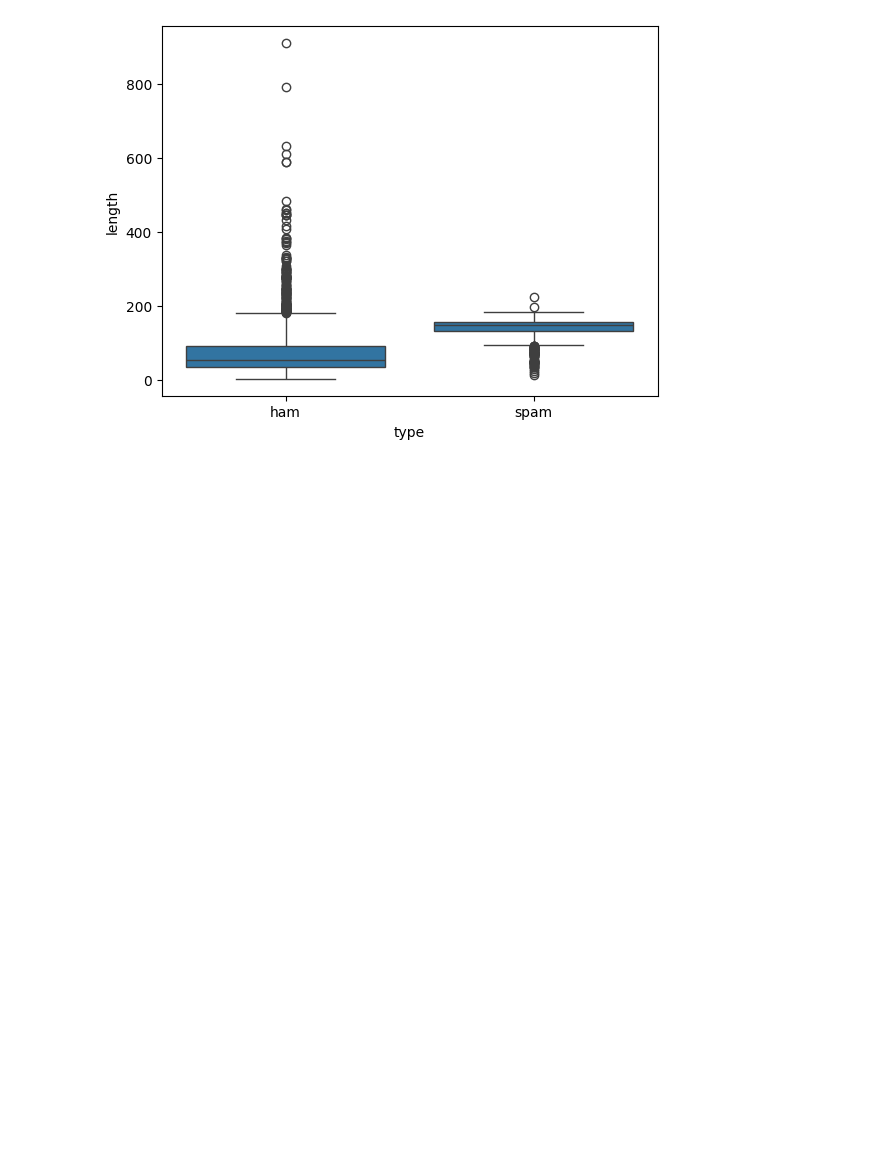
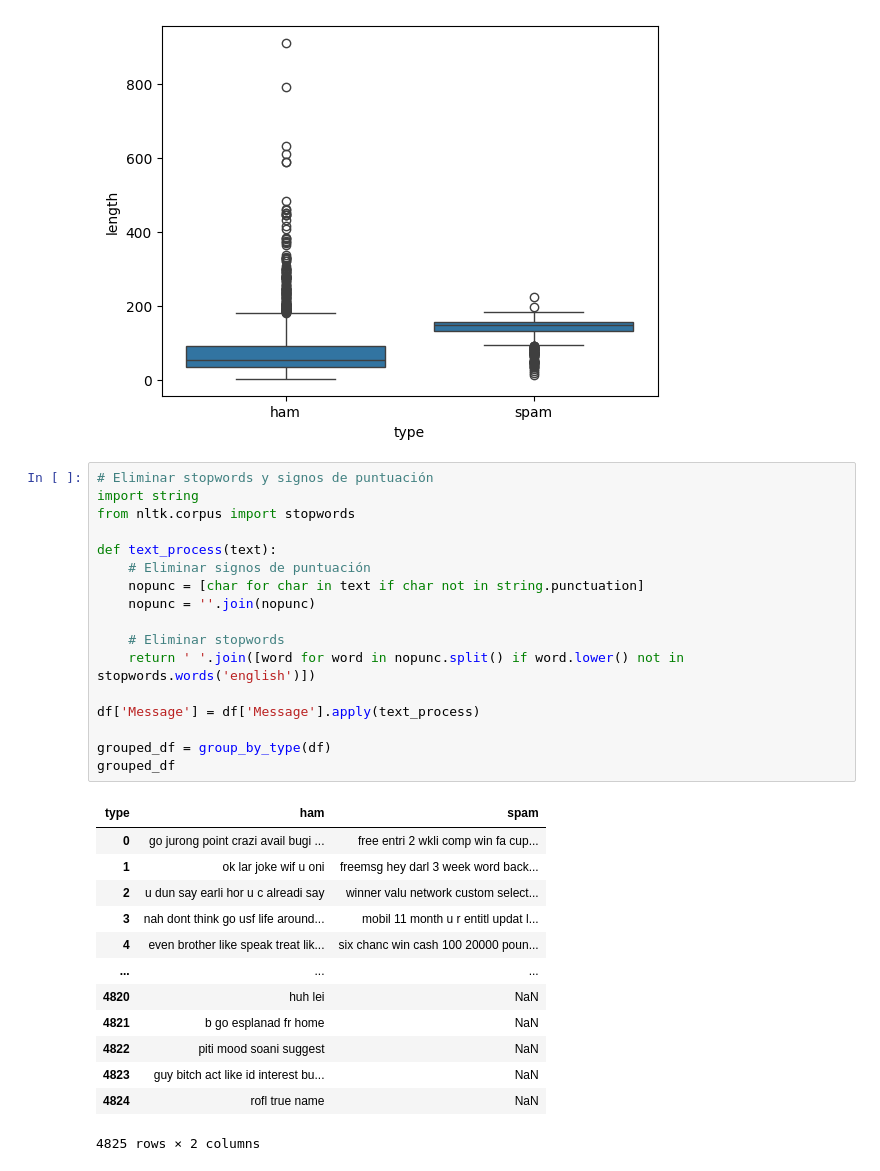
Before and after one commit to ManuelR11/Proyecto02_IA, a Jupyter notebook: Proyecto02.ipynb, the cells around one changed output. Cells and saved outputs as stored; diff of their text form; blank space fills up the shorter version.

```diff
--- a/Proyecto02.ipynb
+++ b/Proyecto02.ipynb
@@ -73,3 +99,34 @@ sns.boxplot(data=df, x='type', y='length')
 plt.show()
 # %% [output]
 [figure]
+# %%
+# Eliminar stopwords y signos de puntuación
+import string
+from nltk.corpus import stopwords
+
+def text_process(text):
+    # Eliminar signos de puntuación
+    nopunc = [char for char in text if char not in string.punctuation]
+    nopunc = ''.join(nopunc)
+
+    # Eliminar stopwords
+    return ' '.join([word for word in nopunc.split() if word.lower() not in stopwords.words('english')])
+
+df['Message'] = df['Message'].apply(text_process)
+
+grouped_df = group_by_type(df)
+grouped_df
+# %% [output]
+| type | ham | spam |
+| 0 | go jurong point crazi avail bugi ... | free entri 2 wkli comp win fa cup... |
+| 1 | ok lar joke wif u oni | freemsg hey darl 3 week word back... |
+| 2 | u dun say earli hor u c alreadi say | winner valu network custom select... |
+| 3 | nah dont think go usf life around... | mobil 11 month u r entitl updat l... |
+| 4 | even brother like speak treat lik... | six chanc win cash 100 20000 poun... |
+| ... | ... | ... |
+| 4820 | huh lei | NaN |
+| 4821 | b go esplanad fr home | NaN |
+| 4822 | piti mood soani suggest | NaN |
+| 4823 | guy bitch act like id interest bu... | NaN |
+| 4824 | rofl true name | NaN |
+4825 rows × 2 columns
```
Also changed, not shown: parts of 6 cells of this notebook.
